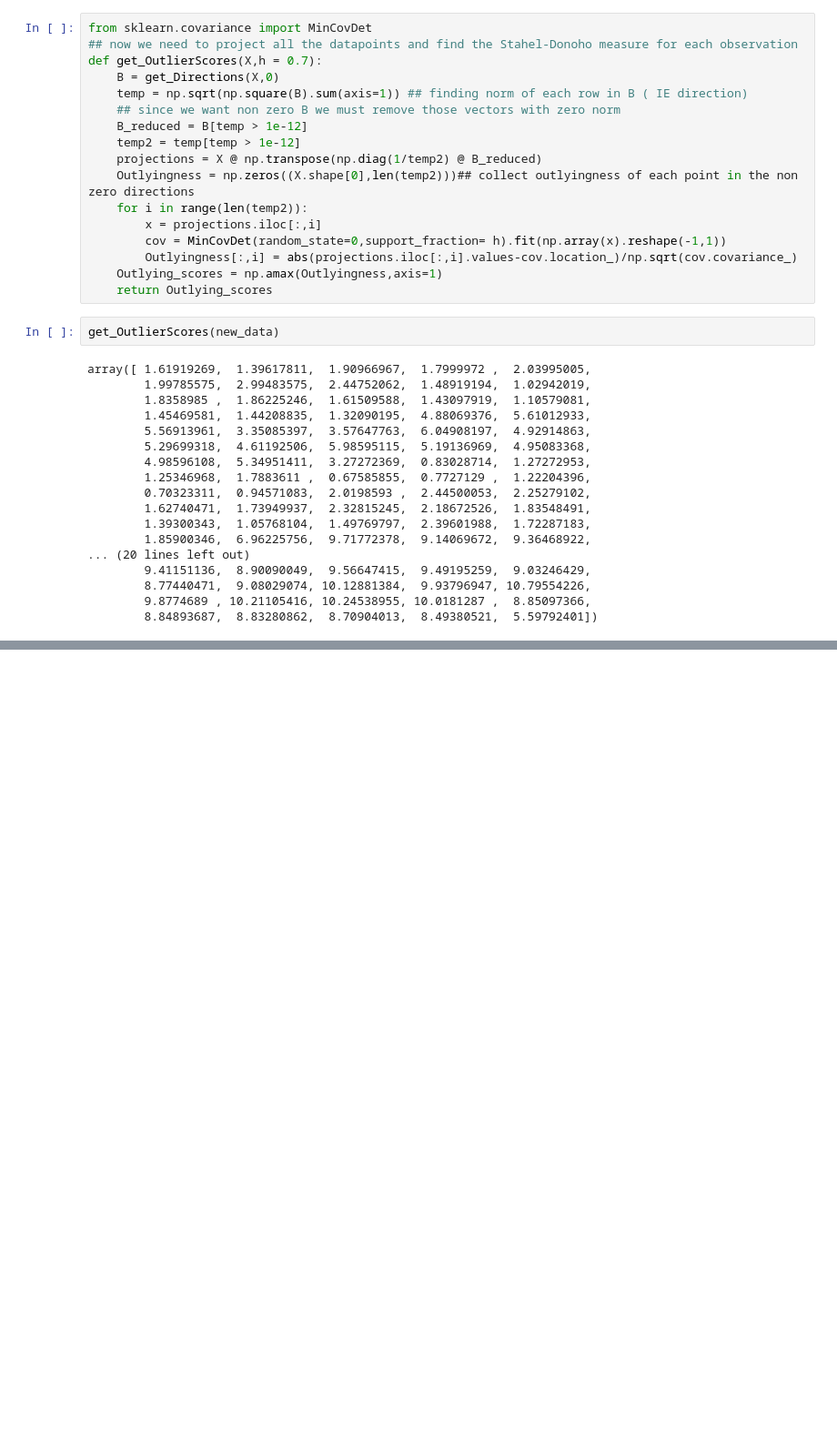
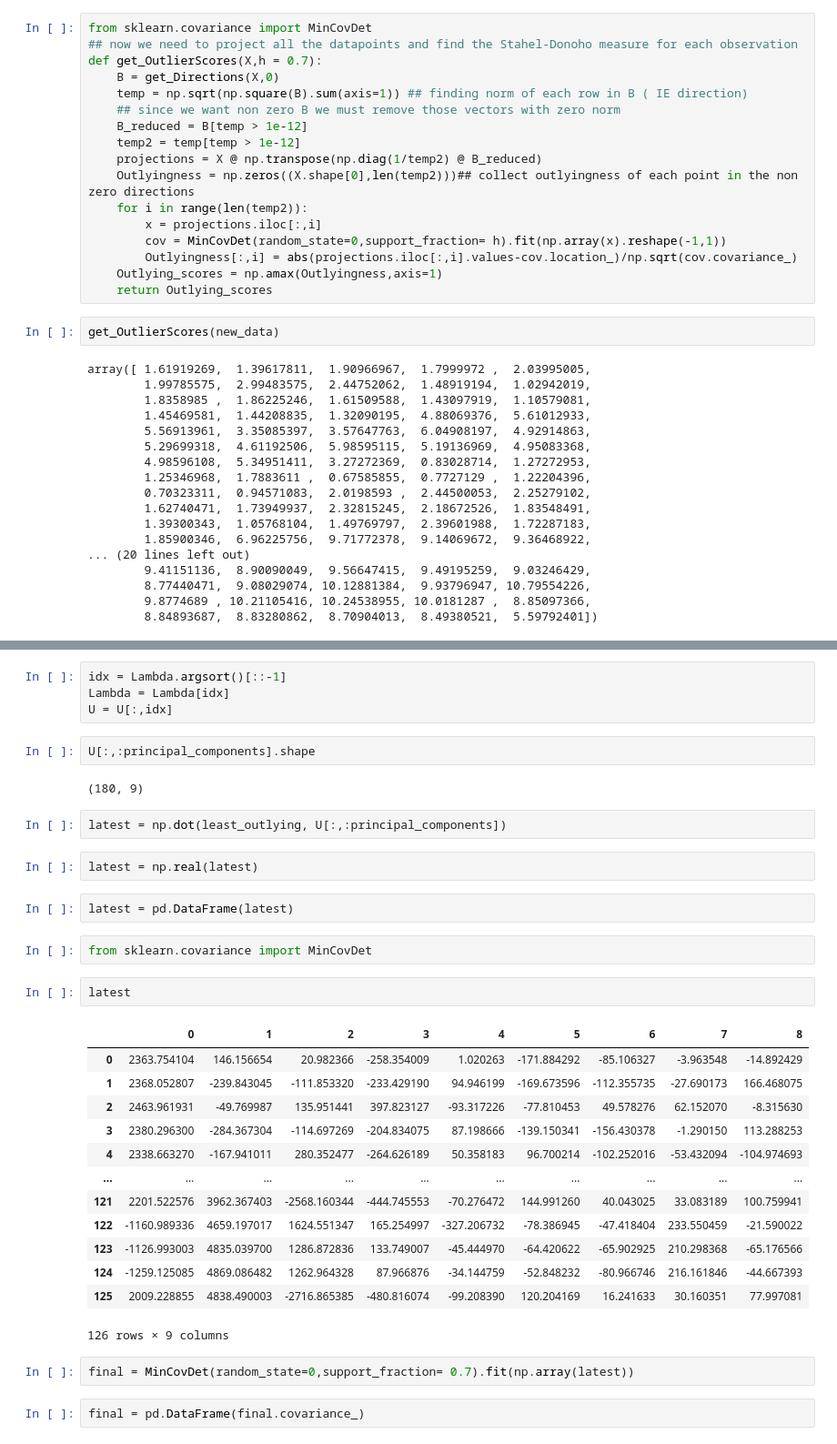
Before and after one commit to neel-yk-5/ROBPCA, a Jupyter notebook: ROBPCA.ipynb, the cells around one changed output, grey strips where cells are left out. Shown at 91% size. Saved outputs shown, nothing was run; the diff lists cells and outputs as text; blank space fills up the shorter version.

```diff
--- a/ROBPCA.ipynb
+++ b/ROBPCA.ipynb
@@ -156,0 +216,36 @@ array([ 1.61919269,  1.39617811,  1.90966967,  1.7999972 ,  2.03995005,
+# %%
+idx = Lambda.argsort()[::-1]
+Lambda = Lambda[idx]
+U = U[:,idx]
+# %%
+U[:,:principal_components].shape
+# %% [output]
+(180, 9)
+# %%
+latest = np.dot(least_outlying, U[:,:principal_components])
+# %%
+latest = np.real(latest)
+# %%
+latest = pd.DataFrame(latest)
+# %%
+from sklearn.covariance import MinCovDet
+# %%
+latest
+# %% [output]
+|  | 0 | 1 | 2 | 3 | 4 | 5 | 6 | 7 | 8 |
+| 0 | 2363.754104 | 146.156654 | 20.982366 | -258.354009 | 1.020263 | -171.884292 | -85.106327 | -3.963548 | -14.892429 |
+| 1 | 2368.052807 | -239.843045 | -111.853320 | -233.429190 | 94.946199 | -169.673596 | -112.355735 | -27.690173 | 166.468075 |
+| 2 | 2463.961931 | -49.769987 | 135.951441 | 397.823127 | -93.317226 | -77.810453 | 49.578276 | 62.152070 | -8.315630 |
+| 3 | 2380.296300 | -284.367304 | -114.697269 | -204.834075 | 87.198666 | -139.150341 | -156.430378 | -1.290150 | 113.288253 |
+| 4 | 2338.663270 | -167.941011 | 280.352477 | -264.626189 | 50.358183 | 96.700214 | -102.252016 | -53.432094 | -104.974693 |
+| ... | ... | ... | ... | ... | ... | ... | ... | ... | ... |
+| 121 | 2201.522576 | 3962.367403 | -2568.160344 | -444.745553 | -70.276472 | 144.991260 | 40.043025 | 33.083189 | 100.759941 |
+| 122 | -1160.989336 | 4659.197017 | 1624.551347 | 165.254997 | -327.206732 | -78.386945 | -47.418404 | 233.550459 | -21.590022 |
+| 123 | -1126.993003 | 4835.039700 | 1286.872836 | 133.749007 | -45.444970 | -64.420622 | -65.902925 | 210.298368 | -65.176566 |
+| 124 | -1259.125085 | 4869.086482 | 1262.964328 | 87.966876 | -34.144759 | -52.848232 | -80.966746 | 216.161846 | -44.667393 |
+| 125 | 2009.228855 | 4838.490003 | -2716.865385 | -480.816074 | -99.208390 | 120.204169 | 16.241633 | 30.160351 | 77.997081 |
+126 rows × 9 columns
+# %%
+final = MinCovDet(random_state=0,support_fraction= 0.7).fit(np.array(latest))
+# %%
+final = pd.DataFrame(final.covariance_)
```
Also changed, not shown: parts of 15 cells of this notebook.
